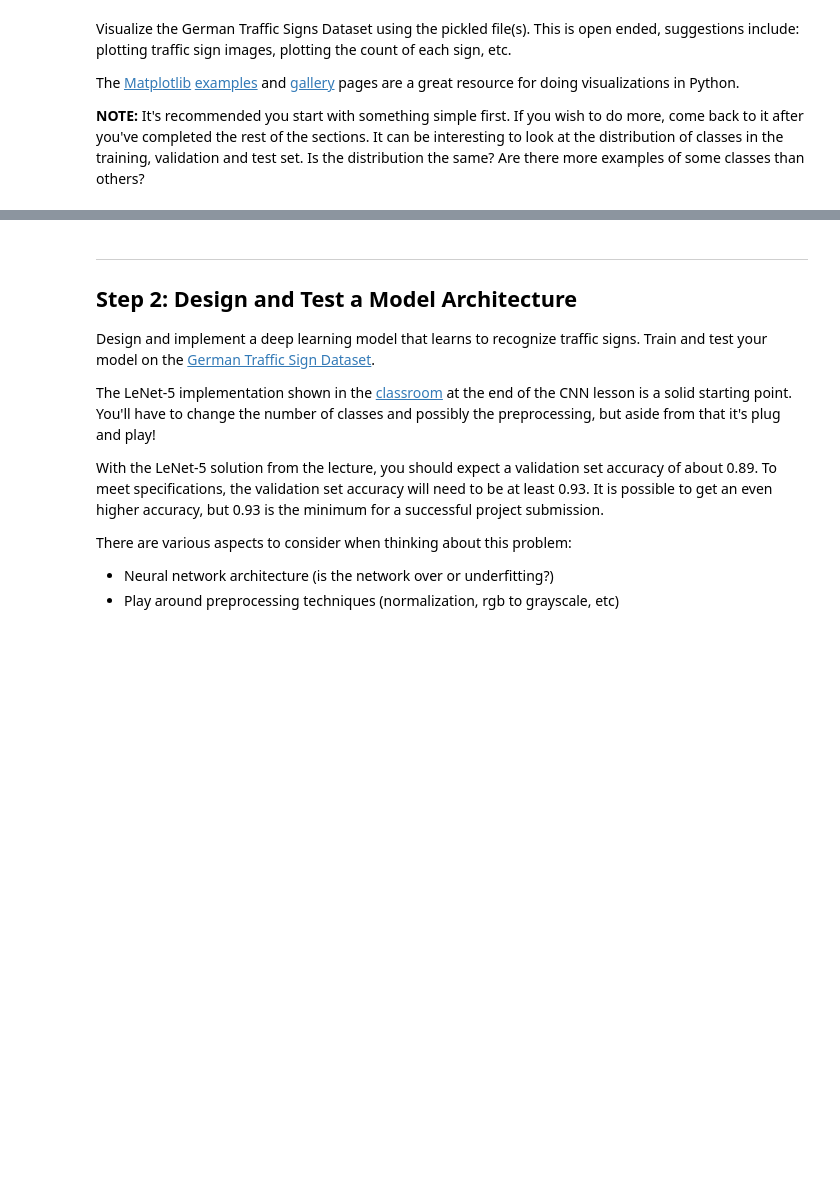
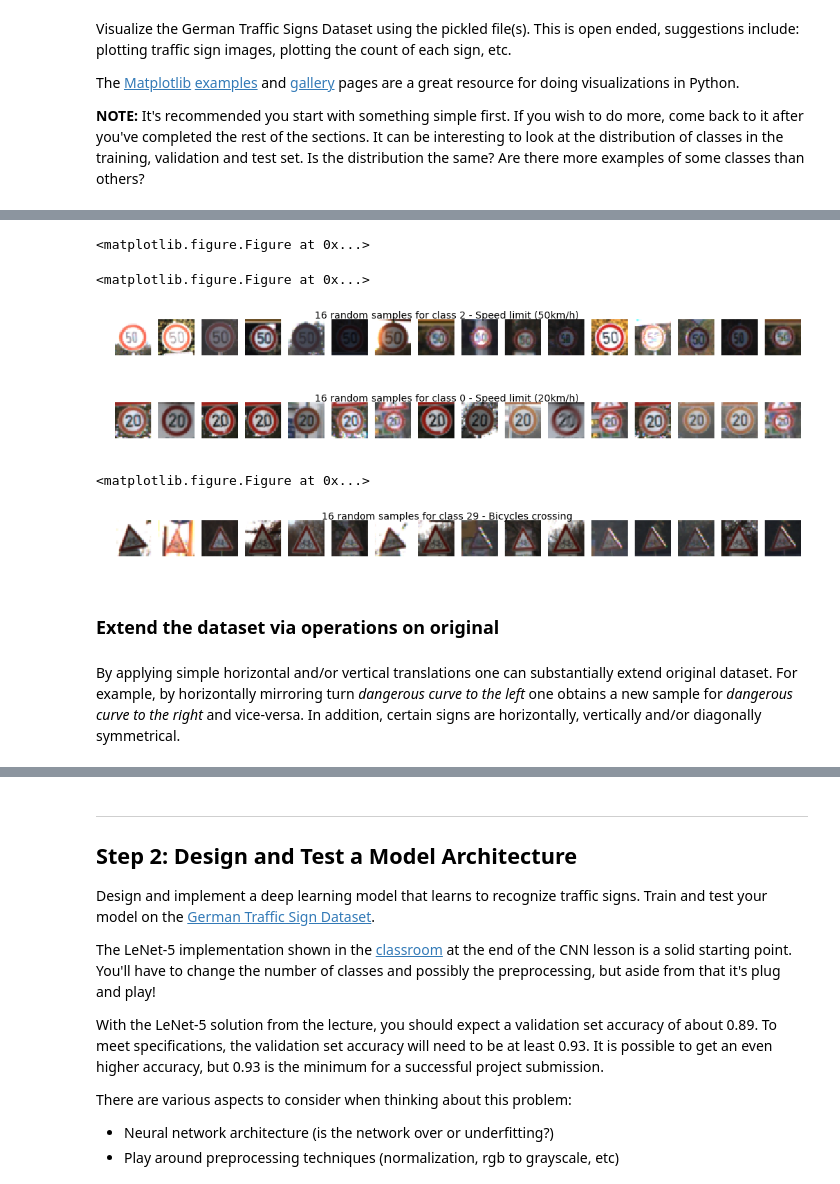
Before and after one commit to MaxEtzo/SDC-Traffic-Signs-Classifier, a Jupyter notebook: Traffic_Sign_Classifier.ipynb, the cells around one changed output, grey strips where cells are left out. Cells and saved outputs as stored; diff of their text form; code cells hidden in the pictures; blank space fills up the shorter version.

```diff
--- a/Traffic_Sign_Classifier.ipynb
+++ b/Traffic_Sign_Classifier.ipynb
@@ -22,7 +22,7 @@ The [rubric](https://review.udacity.com/#!/rubrics/481/view) contains "Stand Out
 # %%
 # Load pickled data
 import pickle
-
+import csv
 # TODO: Fill this in based on where you saved the training and testing data
 
 training_file = 'traffic-signs-data/train.p'
@@ -36,9 +36,15 @@ with open(validation_file, mode='rb') as f:
 with open(testing_file, mode='rb') as f:
     test = pickle.load(f)
 
-X_train, y_train = train['features'], train['labels']
-X_valid, y_valid = valid['features'], valid['labels']
-X_test, y_test = test['features'], test['labels']
+sign_dict = {'key':'value'}
+with open('signnames.csv', newline='') as csvfile:
+    reader = csv.DictReader(csvfile)
+    for row in reader:
+        sign_dict[int(row['ClassId'])] = row['SignName']
+
+X_train, y_train = np.uint8(train['features']), train['labels']
+X_valid, y_valid = np.uint8(valid['features']), valid['labels']
+X_test, y_test = np.uint8(test['features']), test['labels']
 # %% [markdown]
 ---
 
@@ -112,0 +170,15 @@ fig.subplots_adjust(top=0.85)
+# %%
+random_img(max_class)
+random_img(min_class)
+random_img(29)
+# %% [output]
+<matplotlib.figure.Figure at 0x...>
+<matplotlib.figure.Figure at 0x...>
+[figure, added]
+[figure, added]
+<matplotlib.figure.Figure at 0x...>
+[figure, added]
+# %% [markdown]
+### Extend the dataset via operations on original
+# %% [markdown]
+By applying simple horizontal and/or vertical translations one can substantially extend original dataset. For example, by horizontally mirroring turn *dangerous curve to the left* one obtains a new sample for *dangerous curve to the right* and vice-versa. In addition, certain signs are horizontally, vertically and/or diagonally symmetrical.
```
Also changed, not shown: parts of 13 cells of this notebook.
